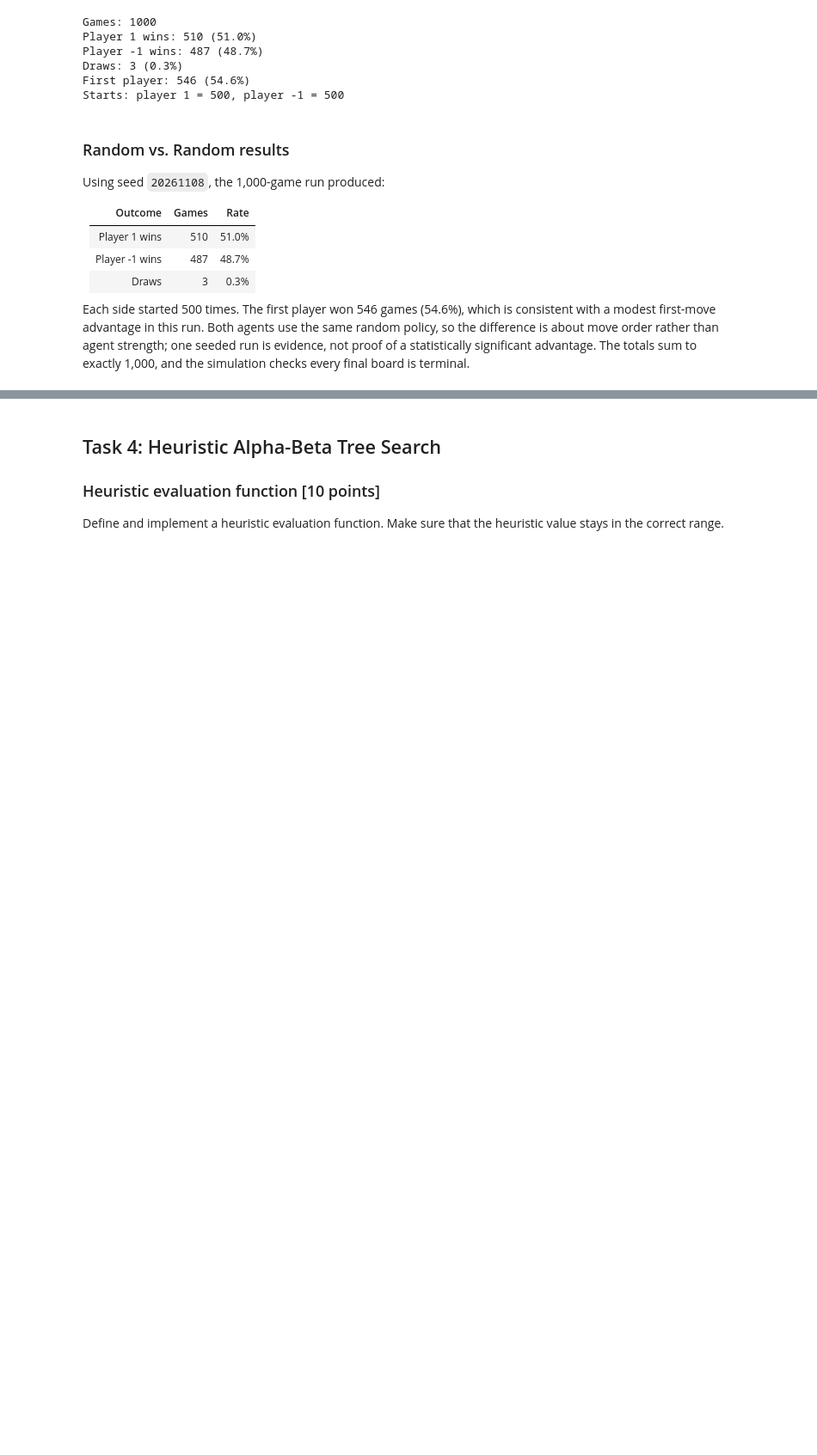
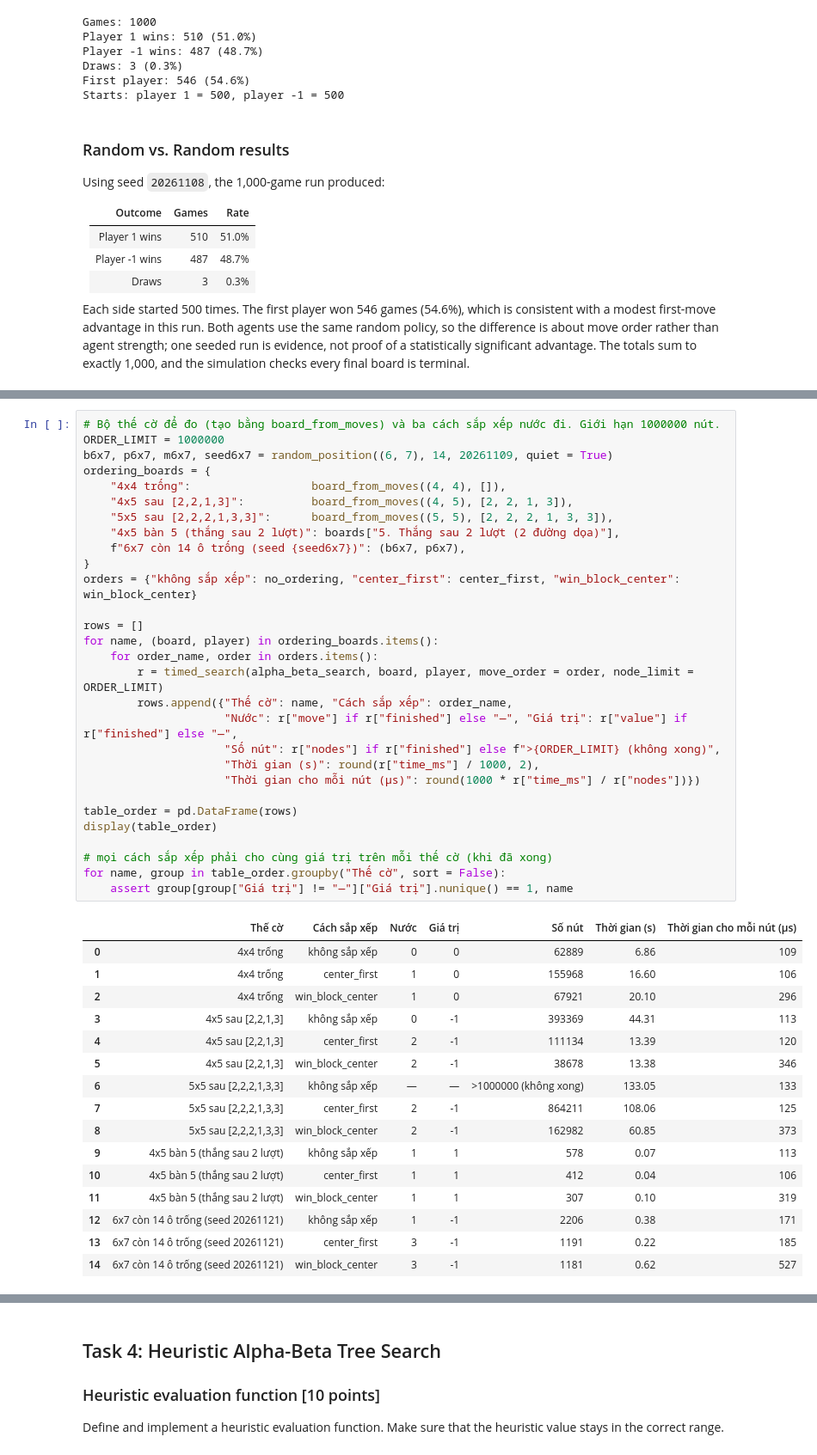
Before and after one commit to Ko4rut/ML-Advance-Group, a Jupyter notebook: lab05 - game/lab05 - game/assignment_connect4.ipynb, the cells around one changed output, grey strips where cells are left out. Shown at 86% size. Cells and saved outputs as stored; diff of their text form; blank space fills up the shorter version.

```diff
--- a/lab05 - game/lab05 - game/assignment_connect4.ipynb
+++ b/lab05 - game/lab05 - game/assignment_connect4.ipynb
@@ -231,3 +619,49 @@ Starting the search with better moves will increase the efficiency of alpha-beta
+# %%
+# Bộ thế cờ để đo (tạo bằng board_from_moves) và ba cách sắp xếp nước đi. Giới hạn 1000000 nút.
+ORDER_LIMIT = 1000000
+b6x7, p6x7, m6x7, seed6x7 = random_position((6, 7), 14, 20261109, quiet = True)
+ordering_boards = {
+    "4x4 trống":                  board_from_moves((4, 4), []),
+    "4x5 sau [2,2,1,3]":          board_from_moves((4, 5), [2, 2, 1, 3]),
+    "5x5 sau [2,2,2,1,3,3]":      board_from_moves((5, 5), [2, 2, 2, 1, 3, 3]),
+    "4x5 bàn 5 (thắng sau 2 lượt)": boards["5. Thắng sau 2 lượt (2 đường dọa)"],
+    f"6x7 còn 14 ô trống (seed {seed6x7})": (b6x7, p6x7),
+}
+orders = {"không sắp xếp": no_ordering, "center_first": center_first, "win_block_center": win_block_center}
+
+rows = []
+for name, (board, player) in ordering_boards.items():
+    for order_name, order in orders.items():
+        r = timed_search(alpha_beta_search, board, player, move_order = order, node_limit = ORDER_LIMIT)
+        rows.append({"Thế cờ": name, "Cách sắp xếp": order_name,
+                     "Nước": r["move"] if r["finished"] else "—", "Giá trị": r["value"] if r["finished"] else "—",
+                     "Số nút": r["nodes"] if r["finished"] else f">{ORDER_LIMIT} (không xong)",
+                     "Thời gian (s)": round(r["time_ms"] / 1000, 2),
+                     "Thời gian cho mỗi nút (µs)": round(1000 * r["time_ms"] / r["nodes"])})
+
+table_order = pd.DataFrame(rows)
+display(table_order)
+
+# mọi cách sắp xếp phải cho cùng giá trị trên mỗi thế cờ (khi đã xong)
+for name, group in table_order.groupby("Thế cờ", sort = False):
+    assert group[group["Giá trị"] != "—"]["Giá trị"].nunique() == 1, name
+# %% [output]
+|  | Thế cờ | Cách sắp xếp | Nước | Giá trị | Số nút | Thời gian (s) | Thời gian cho mỗi nút (µs) |
+| 0 | 4x4 trống | không sắp xếp | 0 | 0 | 62889 | 6.86 | 109 |
+| 1 | 4x4 trống | center_first | 1 | 0 | 155968 | 16.60 | 106 |
+| 2 | 4x4 trống | win_block_center | 1 | 0 | 67921 | 20.10 | 296 |
+| 3 | 4x5 sau [2,2,1,3] | không sắp xếp | 0 | -1 | 393369 | 44.31 | 113 |
+| 4 | 4x5 sau [2,2,1,3] | center_first | 2 | -1 | 111134 | 13.39 | 120 |
+| 5 | 4x5 sau [2,2,1,3] | win_block_center | 2 | -1 | 38678 | 13.38 | 346 |
+| 6 | 5x5 sau [2,2,2,1,3,3] | không sắp xếp | — | — | >1000000 (không xong) | 133.05 | 133 |
+| 7 | 5x5 sau [2,2,2,1,3,3] | center_first | 2 | -1 | 864211 | 108.06 | 125 |
+| 8 | 5x5 sau [2,2,2,1,3,3] | win_block_center | 2 | -1 | 162982 | 60.85 | 373 |
+| 9 | 4x5 bàn 5 (thắng sau 2 lượt) | không sắp xếp | 1 | 1 | 578 | 0.07 | 113 |
+| 10 | 4x5 bàn 5 (thắng sau 2 lượt) | center_first | 1 | 1 | 412 | 0.04 | 106 |
+| 11 | 4x5 bàn 5 (thắng sau 2 lượt) | win_block_center | 1 | 1 | 307 | 0.10 | 319 |
+| 12 | 6x7 còn 14 ô trống (seed 20261121) | không sắp xếp | 1 | -1 | 2206 | 0.38 | 171 |
+| 13 | 6x7 còn 14 ô trống (seed 20261121) | center_first | 3 | -1 | 1191 | 0.22 | 185 |
+| 14 | 6x7 còn 14 ô trống (seed 20261121) | win_block_center | 3 | -1 | 1181 | 0.62 | 527 |
 # %% [markdown]
 ### The first few moves [5 points]
 
```
Also changed, not shown: parts of 21 cells of this notebook, 2 other files.
